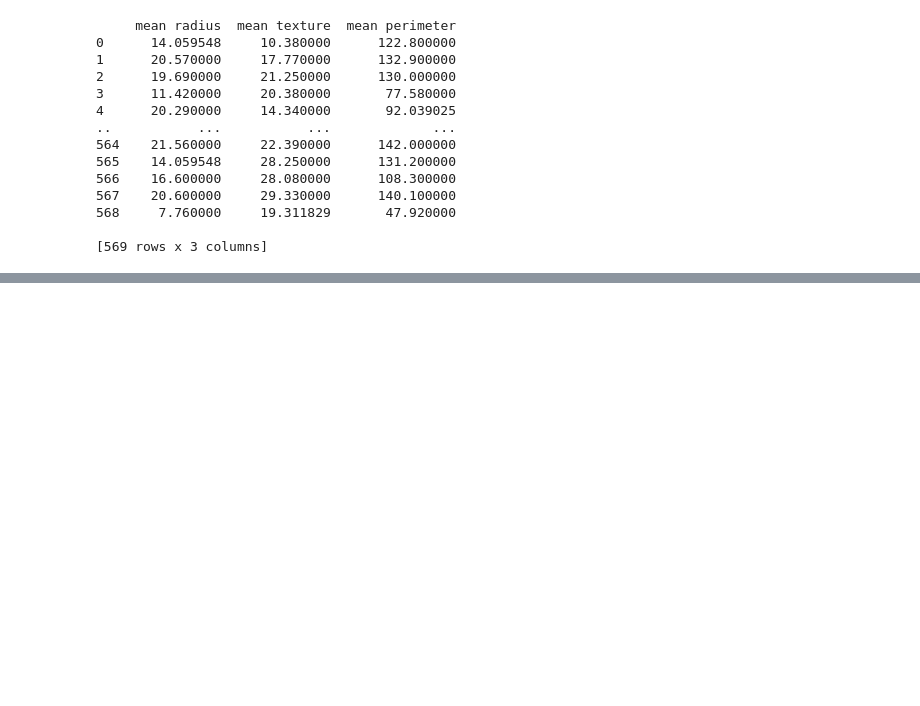
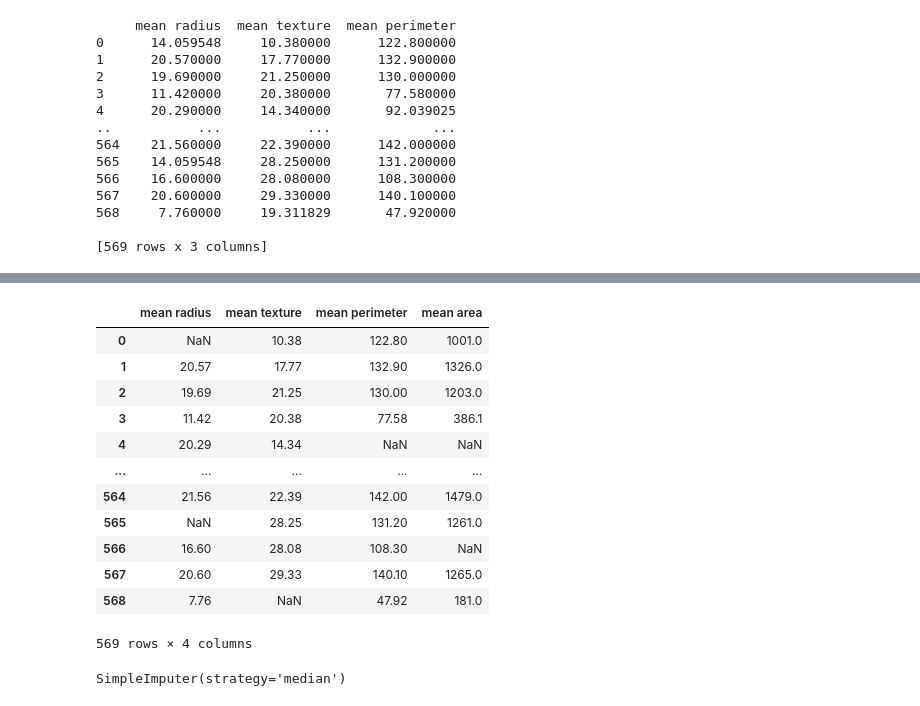
Before and after one commit to CHERUGAD/Machine_learning, a Jupyter notebook: datacleaning.ipynb, the cells around one changed output, grey strips where cells are left out. Saved outputs shown, nothing was run; the diff lists cells and outputs as text; code cells hidden in the pictures; blank space fills up the shorter version.

Commit message:
null value is filled with median value using SimpleImputer

```diff
--- a/datacleaning.ipynb
+++ b/datacleaning.ipynb
@@ -147,0 +202,16 @@ print(df)
+# %%
+y
+# %% [output]
+|  | mean radius | mean texture | mean perimeter | mean area |
+| 0 | NaN | 10.38 | 122.80 | 1001.0 |
+| 1 | 20.57 | 17.77 | 132.90 | 1326.0 |
+| 2 | 19.69 | 21.25 | 130.00 | 1203.0 |
+| 3 | 11.42 | 20.38 | 77.58 | 386.1 |
+| 4 | 20.29 | 14.34 | NaN | NaN |
+| ... | ... | ... | ... | ... |
+| 564 | 21.56 | 22.39 | 142.00 | 1479.0 |
+| 565 | NaN | 28.25 | 131.20 | 1261.0 |
+| 566 | 16.60 | 28.08 | 108.30 | NaN |
+| 567 | 20.60 | 29.33 | 140.10 | 1265.0 |
+| 568 | 7.76 | NaN | 47.92 | 181.0 |
+569 rows × 4 columns
@@ -147,0 +220,4 @@ print(df)
+# %%
+cleanerm.fit(y)
+# %% [output]
+SimpleImputer(strategy='median')
```
Also changed, not shown: parts of 8 cells of this notebook.
